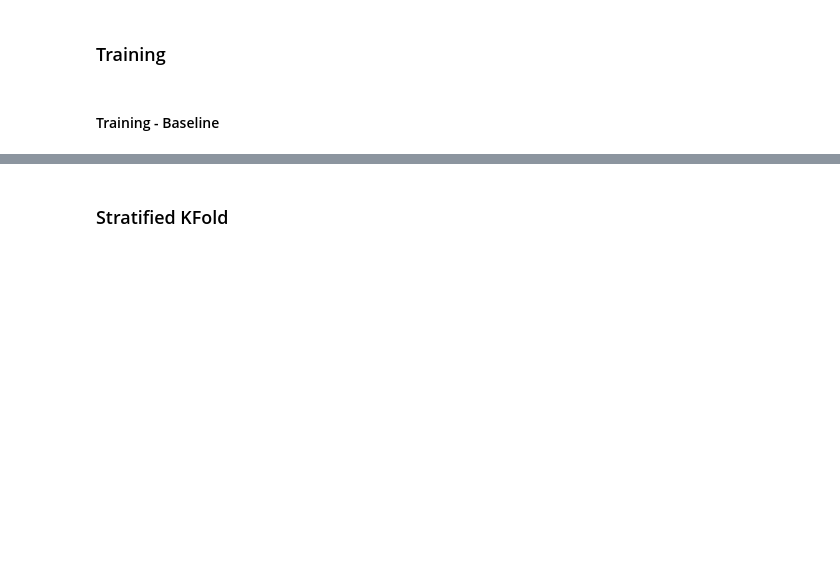
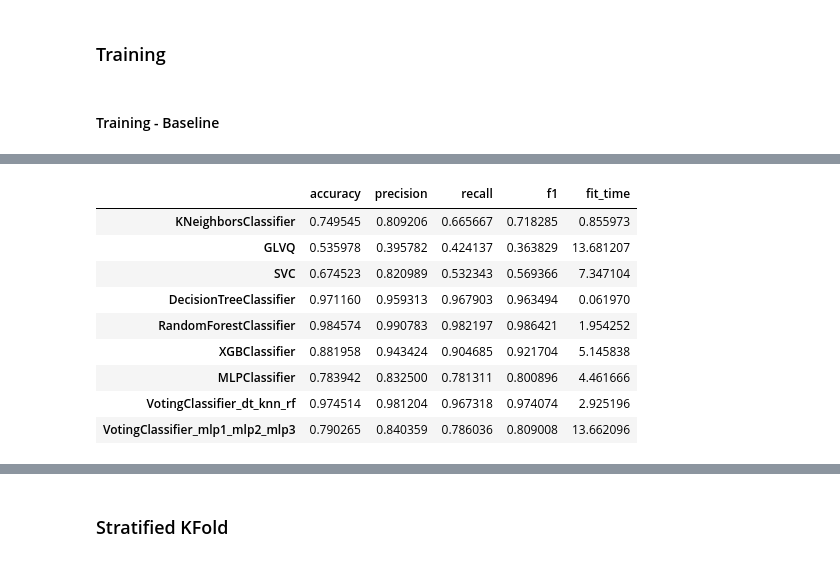
Before and after one commit to MatheusRDG/machine_learning_ufpe_2023_2, a Jupyter notebook: notebooks/03_modeling.ipynb, the cells around one changed output, grey strips where cells are left out. Cells and saved outputs as stored; diff of their text form; code cells hidden in the pictures; blank space fills up the shorter version.

Commit message:
added models with tunned parameters trial 10

```diff
--- a/notebooks/03_modeling.ipynb
+++ b/notebooks/03_modeling.ipynb
@@ -138,0 +159,14 @@ Wall time: 50.3 s
+# %%
+models_results = pd.DataFrame(models_results).T.dropna()
+models_results
+# %% [output]
+|  | accuracy | precision | recall | f1 | fit_time |
+| KNeighborsClassifier | 0.749545 | 0.809206 | 0.665667 | 0.718285 | 0.855973 |
+| GLVQ | 0.535978 | 0.395782 | 0.424137 | 0.363829 | 13.681207 |
+| SVC | 0.674523 | 0.820989 | 0.532343 | 0.569366 | 7.347104 |
+| DecisionTreeClassifier | 0.971160 | 0.959313 | 0.967903 | 0.963494 | 0.061970 |
+| RandomForestClassifier | 0.984574 | 0.990783 | 0.982197 | 0.986421 | 1.954252 |
+| XGBClassifier | 0.881958 | 0.943424 | 0.904685 | 0.921704 | 5.145838 |
+| MLPClassifier | 0.783942 | 0.832500 | 0.781311 | 0.800896 | 4.461666 |
+| VotingClassifier_dt_knn_rf | 0.974514 | 0.981204 | 0.967318 | 0.974074 | 2.925196 |
+| VotingClassifier_mlp1_mlp2_mlp3 | 0.790265 | 0.840359 | 0.786036 | 0.809008 | 13.662096 |
```
Also changed, not shown: parts of 14 cells of this notebook.
